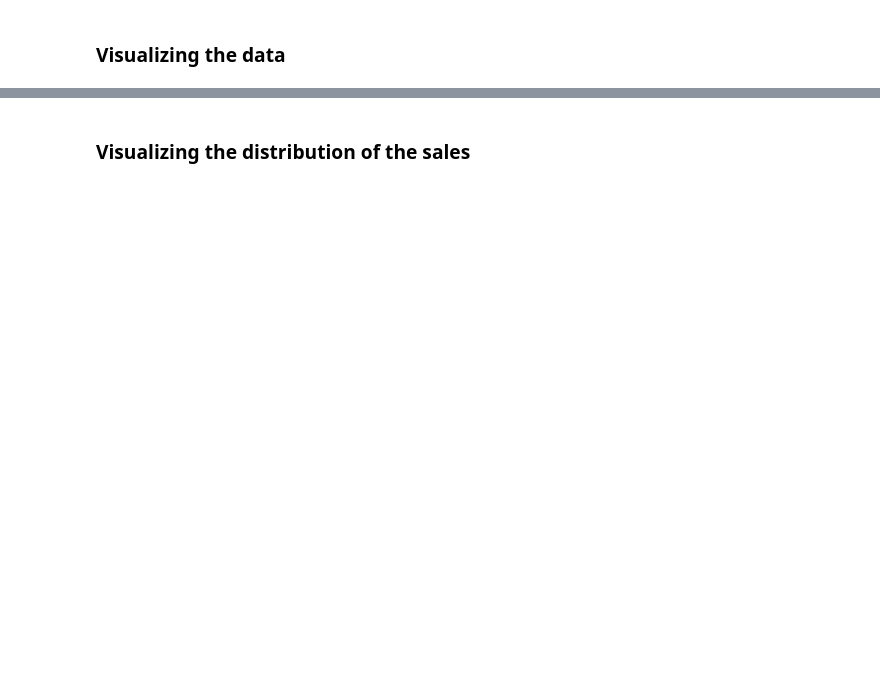
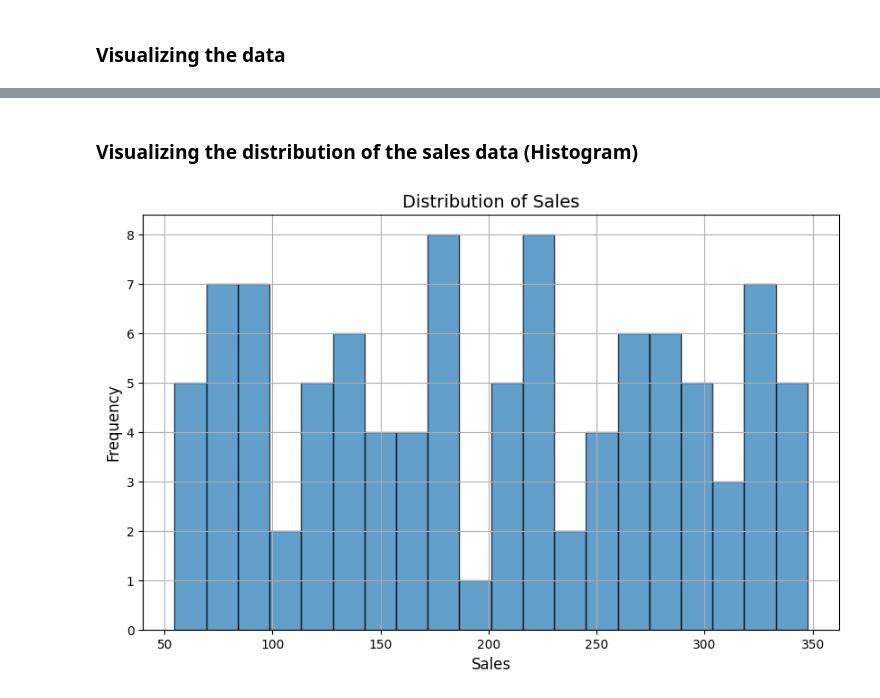
Before and after one commit to tunayaman/time_series_analysis, a Jupyter notebook: timeseriesanalysis.ipynb, the cells around one changed output, grey strips where cells are left out. Drawn from its saved outputs; the diff is of its cells as text; code cells hidden in the pictures; blank space fills up the shorter version.

```diff
--- a/timeseriesanalysis.ipynb
+++ b/timeseriesanalysis.ipynb
@@ -42,2 +50,12 @@ plt.show()
 # %% [markdown]
-### Visualizing the distribution of the sales
+### Visualizing the distribution of the sales data (Histogram)
+# %%
+plt.figure(figsize=(10, 6))
+plt.hist(sales, bins=20, edgecolor='black', alpha=0.7)
+plt.title('Distribution of Sales', fontsize=14)
+plt.xlabel('Sales', fontsize=12)
+plt.ylabel('Frequency', fontsize=12)
+plt.grid(True)
+plt.show()
+# %% [output]
+[figure, added]
```
Also changed, not shown: parts of 2 cells of this notebook.
